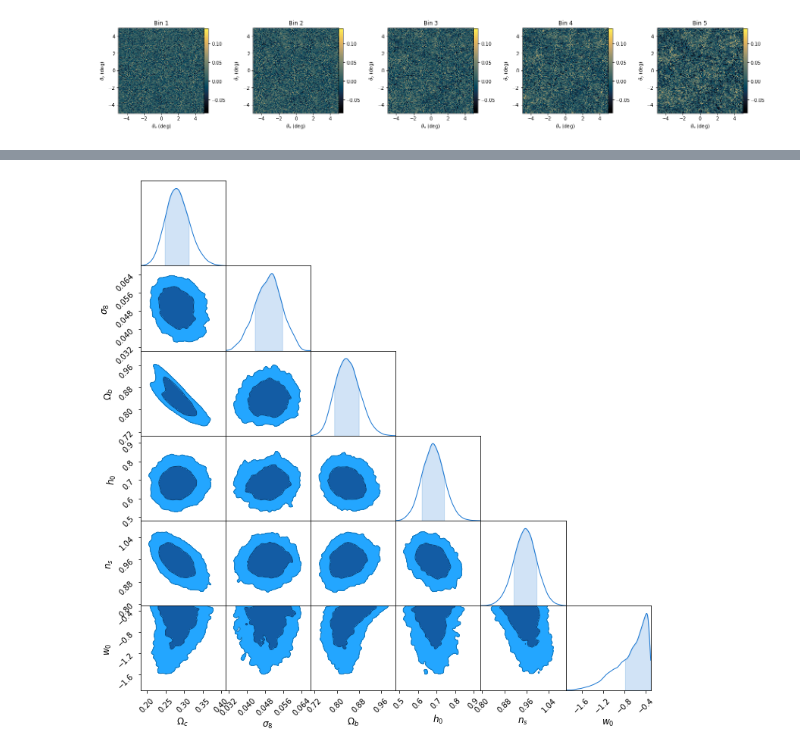
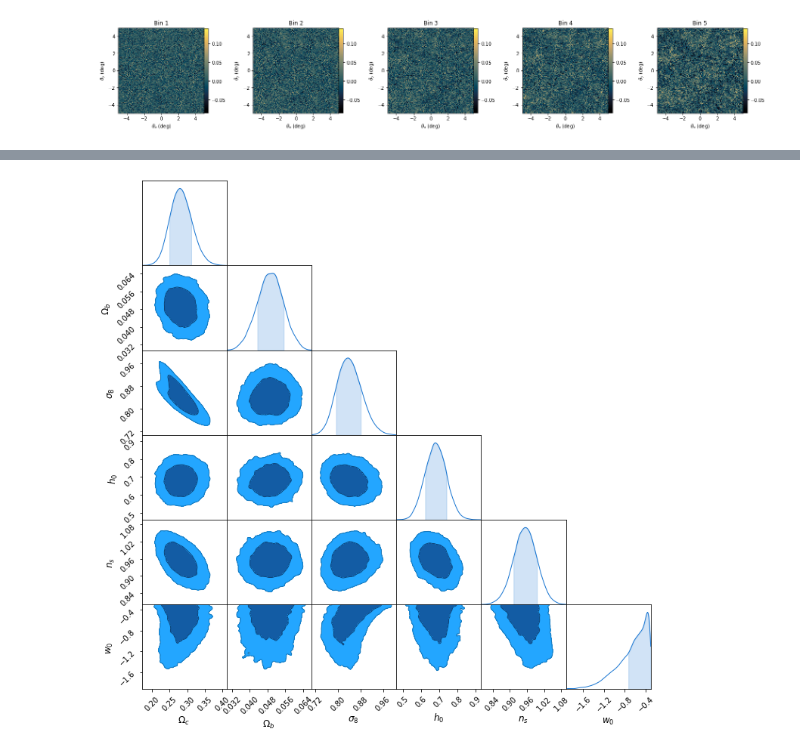
Before and after one commit to dlanzieri/WL_Implicit-Inference, a Jupyter notebook: notebook/forwordmodel_ps.ipynb, the cells around one changed output, grey strips where cells are left out. Saved outputs shown, nothing was run; the diff lists cells and outputs as text; code cells hidden in the pictures.

```diff
--- a/notebook/forwordmodel_ps.ipynb
+++ b/notebook/forwordmodel_ps.ipynb
@@ -70,17 +72,17 @@ from sbi_lens.simulator.utils import get_reference_sample_posterior_full_field,
 samples_ps = get_reference_sample_posterior_power_spectrum(
     run_mcmc=True,
     m_data=m_data,
-    num_results=5_000,
+    num_results=9_000,
      key=jax.random.PRNGKey(3))
 # %%
 from chainconsumer import ChainConsumer
 c = ChainConsumer()
 
-c.add_chain([samples_ps[:,i] for i in range(6)], parameters= ['$\Omega_c$', '$\sigma_8$', '$\Omega_b$', '$h_0$', '$n_s$', '$w_0$'], name = 'Posterior')
+c.add_chain([samples_ps[:,i] for i in range(6)], parameters= ['$\Omega_c$', '$\Omega_b$', '$\sigma_8$', '$h_0$', '$n_s$', '$w_0$'], name = 'Posterior')
 fig = c.plotter.plot()
 fig.set_size_inches(2 + fig.get_size_inches())
 # %% [output]
-[figure, old version]
+[figure, new version]
 # %%
 import pickle
 with open("posterior_power_spectrum__"
```
Also changed, not shown: parts of 2 cells of this notebook.
